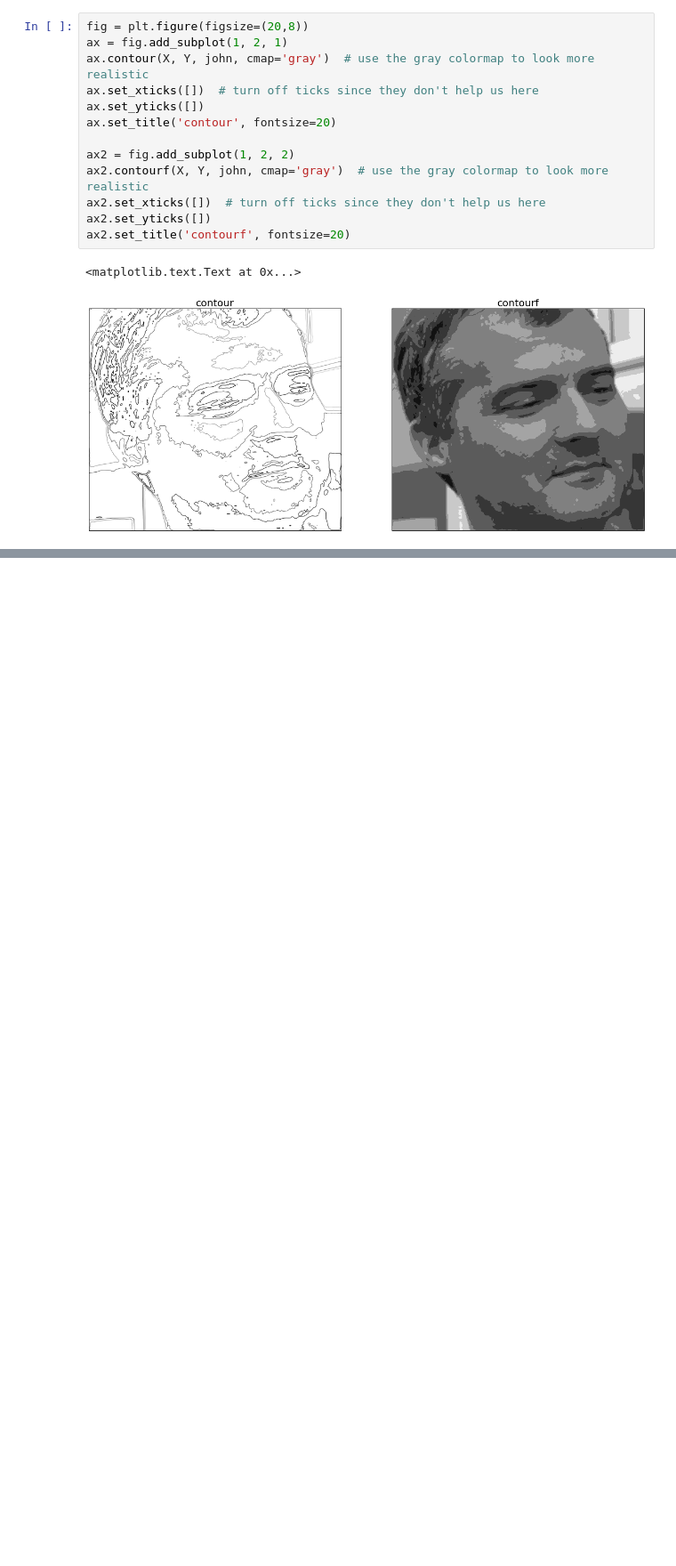
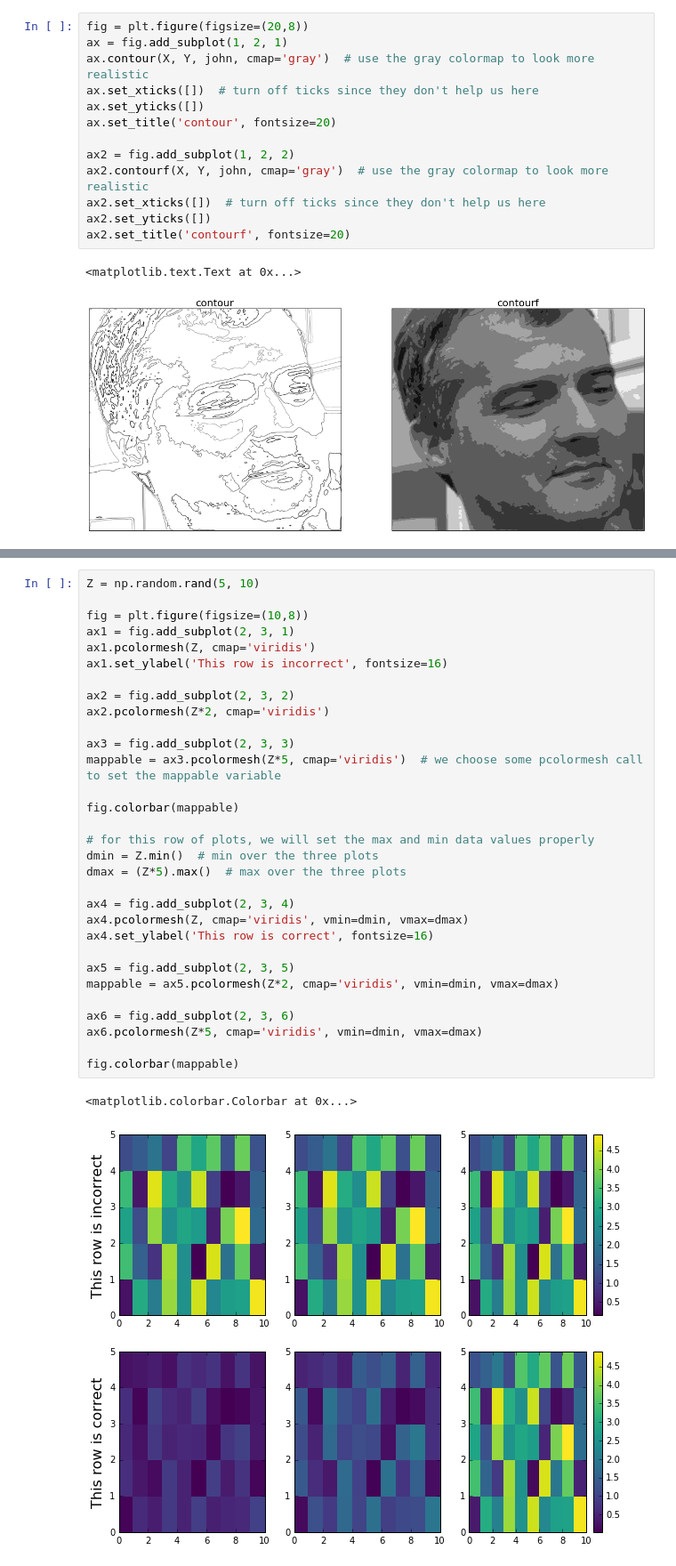
Before and after one commit to hetland/python4geosciences_OLD, a Jupyter notebook: materials/04 matplotlib.ipynb, the cells around one changed output, grey strips where cells are left out. Shown at 89% size. Drawn from its saved outputs; the diff is of its cells as text; blank space fills up the shorter version.

```diff
--- a/materials/04 matplotlib.ipynb
+++ b/materials/04 matplotlib.ipynb
@@ -746,0 +766,34 @@ zoomed axes
+# %%
+Z = np.random.rand(5, 10)
+
+fig = plt.figure(figsize=(10,8))
+ax1 = fig.add_subplot(2, 3, 1)
+ax1.pcolormesh(Z, cmap='viridis')
+ax1.set_ylabel('This row is incorrect', fontsize=16)
+
+ax2 = fig.add_subplot(2, 3, 2)
+ax2.pcolormesh(Z*2, cmap='viridis')
+
+ax3 = fig.add_subplot(2, 3, 3)
+mappable = ax3.pcolormesh(Z*5, cmap='viridis')  # we choose some pcolormesh call to set the mappable variable
+
+fig.colorbar(mappable)
+
+# for this row of plots, we will set the max and min data values properly
+dmin = Z.min()  # min over the three plots
+dmax = (Z*5).max()  # max over the three plots
+
+ax4 = fig.add_subplot(2, 3, 4)
+ax4.pcolormesh(Z, cmap='viridis', vmin=dmin, vmax=dmax)
+ax4.set_ylabel('This row is correct', fontsize=16)
+
+ax5 = fig.add_subplot(2, 3, 5)
+mappable = ax5.pcolormesh(Z*2, cmap='viridis', vmin=dmin, vmax=dmax)
+
+ax6 = fig.add_subplot(2, 3, 6)
+ax6.pcolormesh(Z*5, cmap='viridis', vmin=dmin, vmax=dmax)
+
+fig.colorbar(mappable)
+# %% [output]
+<matplotlib.colorbar.Colorbar at 0x...>
+[figure, added]
```
Also changed, not shown: parts of 30 cells of this notebook, 1 other file.
